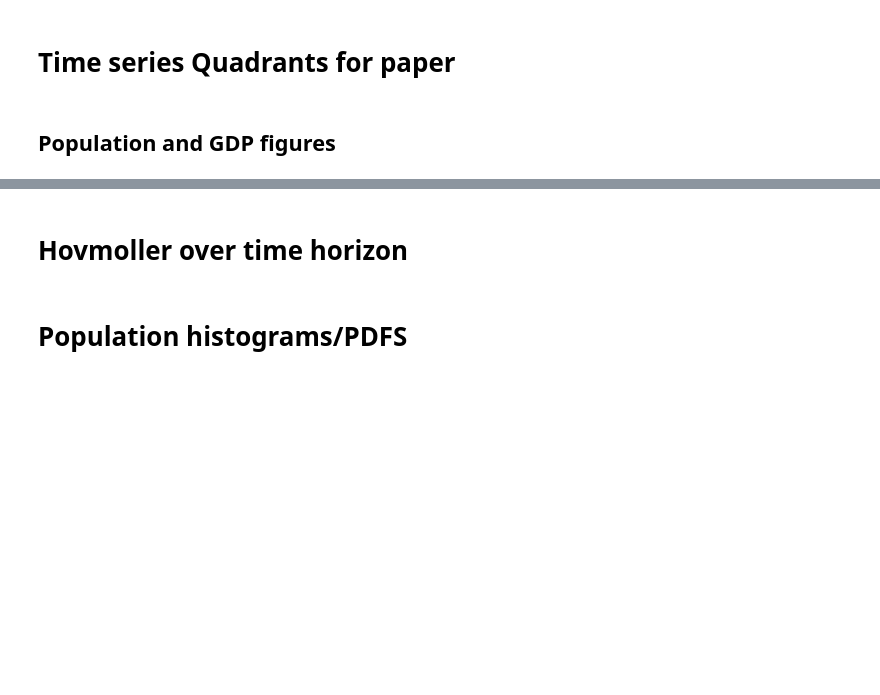
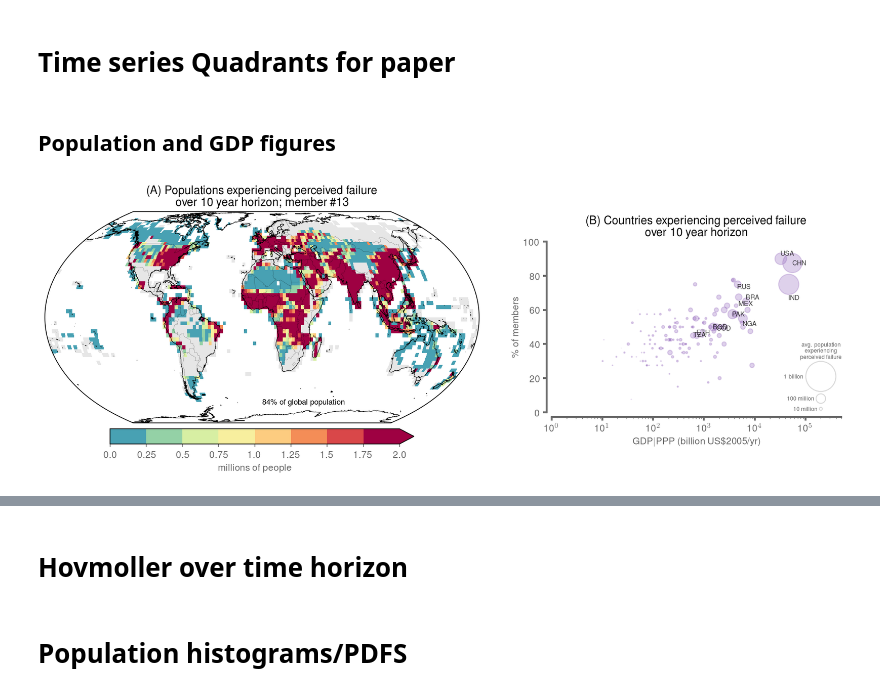
Before and after one commit to eabarnes1010/netzero_perception, a Jupyter notebook: _analysis.ipynb, the cells around one changed output, grey strips where cells are left out. Cells and saved outputs as stored; diff of their text form; code cells hidden in the pictures; blank space fills up the shorter version.

```diff
--- a/_analysis.ipynb
+++ b/_analysis.ipynb
@@ -58,6 +58,15 @@ da_all, filenames = data_processing.get_data(DATA_DIRECTORY,
                                              ssp=settings["ssp"],
                                              time_horizon=settings["time_horizon"]
                                             )
+
+if settings["exp_name"]=="exp0":
+    da_all_ssp126, __ = data_processing.get_data(DATA_DIRECTORY,
+                                                 YEAR_RANGE,
+                                                 N_MEMBERS = settings["n_members"],
+                                                 filenames=settings["filenames"],
+                                                 ssp="126",
+                                                 time_horizon=settings["time_horizon"]
+                                                )
 # %% [output]
 tas_Amon_ssp119_CNRM-ESM2-1_all_ncecat_ann_mean_2pt5degree.nc
 tas_Amon_ssp119_CanESM5_all_ncecat_ann_mean_2pt5degree.nc
@@ -98,6 +118,23 @@ error('here')
 NameError: name 'error' is not defined
 # %% [markdown]
 ## Figure 1
+# %%
+def plot_timeseries(netzero_year):
+    plt.axvspan(netzero_year, 2100, alpha=0.1, color='teal')
+
+    plt.plot(global_mean_temp["time"]+.5,global_mean_temp.T, color='dimgray',linewidth=.5,alpha=.25)
+    plt.plot(global_mean_temp["time"]+.5,np.mean(global_mean_temp,0), color='k',linewidth=4., alpha=.75)
+
+    plots.format_spines(plt.gca())
+    ymin, ymax = plt.gca().get_ylim()
+    plt.xticks(np.arange(2010,2100,20),np.arange(2010,2100,20))
+    plt.yticks(np.arange(-10.0,10.0,.5),np.round(np.arange(-10.0,10.0,.5),2))
+    plt.ylabel('temperature anomalies (C)\nfrom 2015-2024')
+    # plt.xlabel('year')
+    plt.xlim(2010,2100)
+    plt.ylim(-1.5,2.0)
+
+    plt.text(netzero_year+.5,-1.45,'Net-Zero',color="teal")
 # %%
 imp.reload(plots)
 PLOT_MEMBER = settings["plot_member"]
@@ -646,31 +692,33 @@ for i in range(gdp_matrix.shape[0]):
         # print(gdp_matrix[i,:])
 
 ax1.set_ylim(0,1.)
 ax1.set_xlim(1,5e5)
 ax1.set_xscale('log')
-ax1.set_xlabel('GDP-PPP (log)')
+ax1.set_xlabel('GDP$|$PPP (billion US\$2005/yr)')
 ax1.set_ylabel('\% of members')
 
 #--------------------------------------------------------
 # # population legend
 fs = 6
 ax1.scatter((2e5,2e5,2e5),(2,8,21),
             s=(10,100,1000,),
             alpha=.3,
             color='white',
             edgecolor="gray",
            )
 ax1.annotate('10 million', (1.75e5,2),color='dimgray',fontsize=fs,horizontalalignment='right', verticalalignment='center')
 ax1.annotate('100 million',(1.5e5,8),color='dimgray',fontsize=fs,horizontalalignment='right', verticalalignment='center')
 ax1.annotate('1 billion',  (0.9e5,21),color='dimgray',fontsize=fs,horizontalalignment='right', verticalalignment='center')
 ax1.annotate('avg. population \nexperiencing\n perceived failure',  (2e5,36),color='dimgray',fontsize=fs,horizontalalignment='center', verticalalignment='center')
 #--------------------------------------------------------
 
 ax1.set_yticks(np.arange(0,120,20),np.arange(0,120,20))
 # ax = plt.gca()
 # labels = ax.get_xticklabels()
 ax1.set_xticks((1e0,1e1,1e2,1e3,1e4,1e5,),('10$^0$','10$^1$','10$^2$','10$^3$','10$^4$','10$^5$',))
 ax1.set_title('(B) Countries experiencing perceived failure\nover ' + str(settings["time_horizon"]) + ' year horizon')
 plots.format_spines(ax1)
 
 plt.savefig(FIGURE_DIRECTORY + EXP_NAME + '_population_gdp_probability_member' + str(PLOT_MEMBER) + '.png' , bbox_inches="tight", dpi=savefig_dpi)
+# %% [output]
+[figure, added]
```
Also changed, not shown: parts of 8 cells of this notebook, 2 other files.
